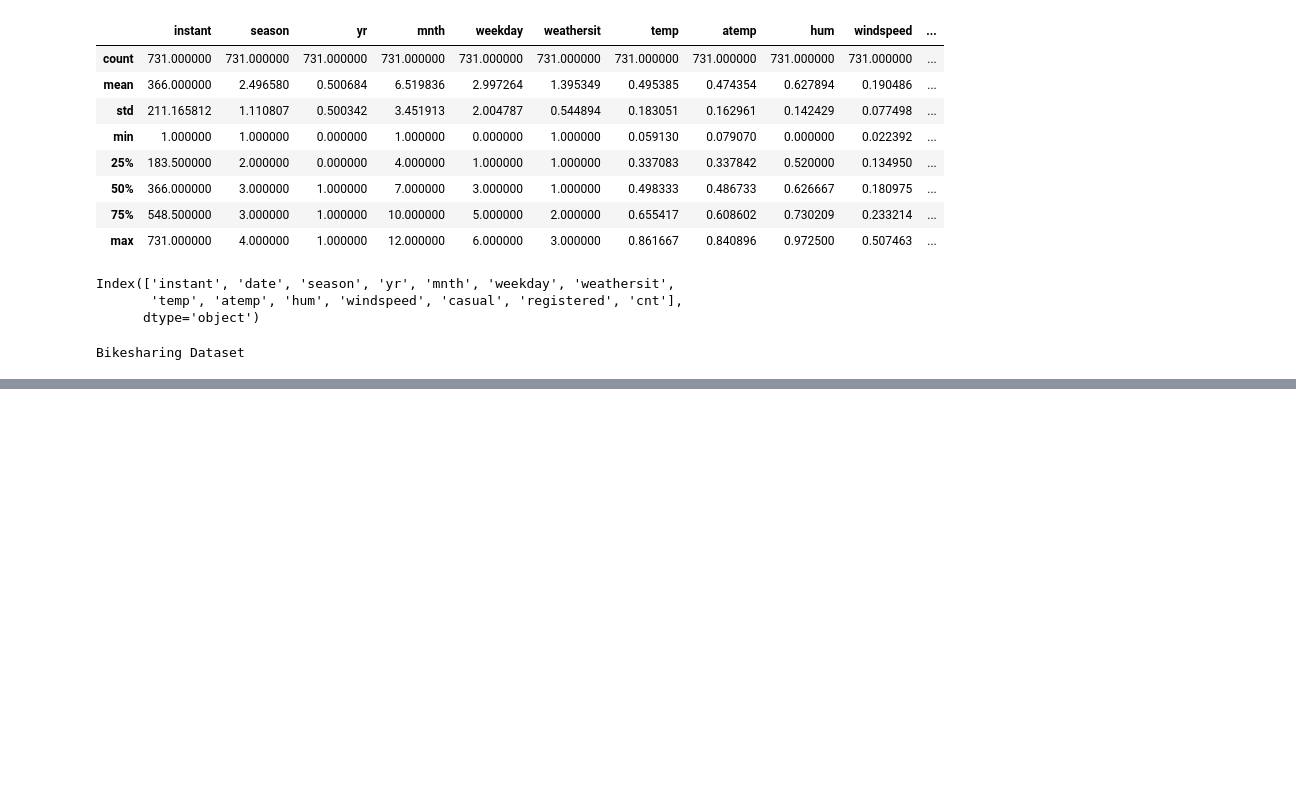
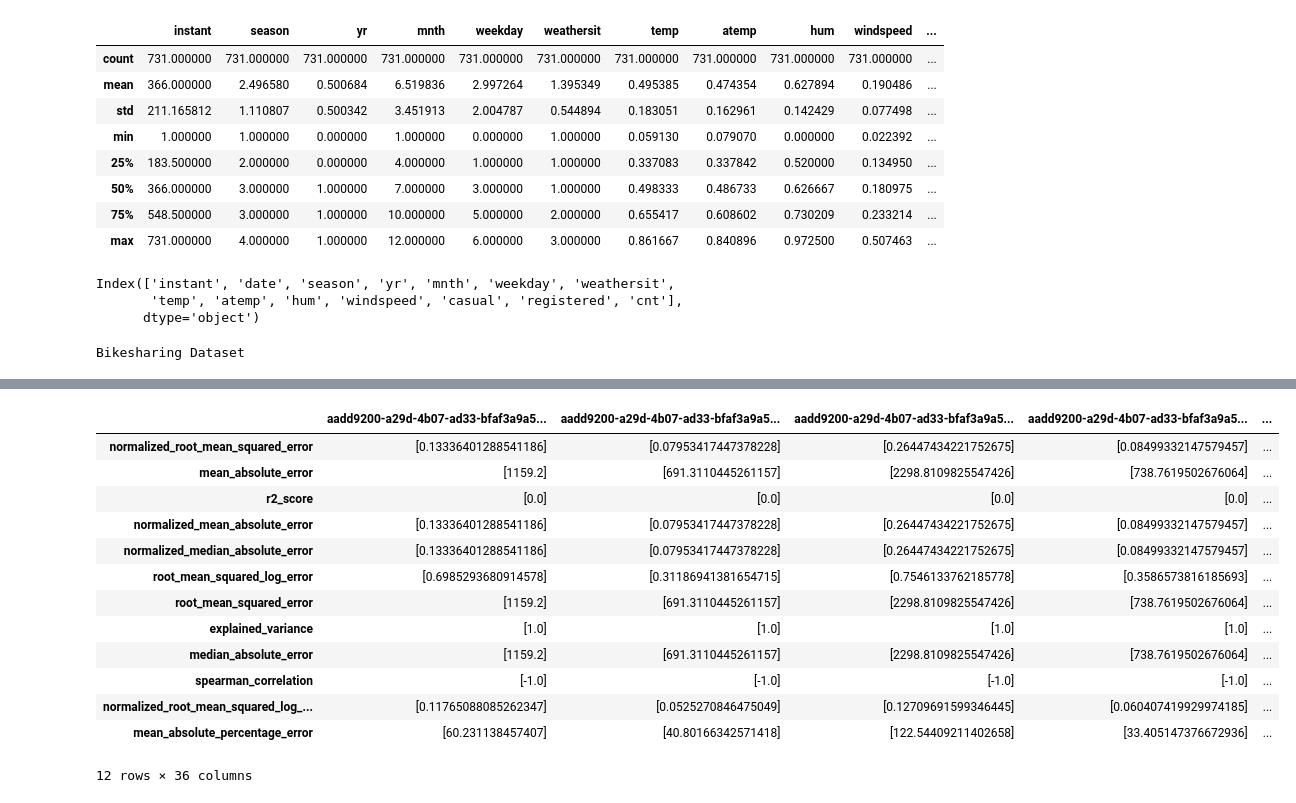
Before and after one commit to dntrply/udacity-pipeline, a Jupyter notebook: my-pipeline.ipynb, the cells around one changed output, grey strips where cells are left out. Saved outputs shown, nothing was run; the diff lists cells and outputs as text; code cells hidden in the pictures; blank space fills up the shorter version.

```diff
--- a/my-pipeline.ipynb
+++ b/my-pipeline.ipynb
@@ -215,0 +248,3 @@ RunDetails(pipeline_run).show()
+# %%
+# Retievemetrics
+metrics_output = pipeline_run.get_pipeline_output('metrics_output')
@@ -215,0 +258,5 @@ RunDetails(pipeline_run).show()
+# %%
+with open(metrics_output._path_on_datastore) as f:
+    metrics_output_result=f.read()
+# %%
+deserialized_metrics_output = json.loads(metrics_output_result)
@@ -215,0 +265,19 @@ RunDetails(pipeline_run).show()
+# %%
+df = pd.DataFrame(deserialized_metrics_output)
+# %%
+df
+# %% [output]
+|  | aadd9200-a29d-4b07-ad33-bfaf3a9a5... | aadd9200-a29d-4b07-ad33-bfaf3a9a5... | aadd9200-a29d-4b07-ad33-bfaf3a9a5... | aadd9200-a29d-4b07-ad33-bfaf3a9a5... | ... |
+| normalized_root_mean_squared_error | [0.13336401288541186] | [0.07953417447378228] | [0.26447434221752675] | [0.08499332147579457] | ... |
+| mean_absolute_error | [1159.2] | [691.3110445261157] | [2298.8109825547426] | [738.7619502676064] | ... |
+| r2_score | [0.0] | [0.0] | [0.0] | [0.0] | ... |
+| normalized_mean_absolute_error | [0.13336401288541186] | [0.07953417447378228] | [0.26447434221752675] | [0.08499332147579457] | ... |
+| normalized_median_absolute_error | [0.13336401288541186] | [0.07953417447378228] | [0.26447434221752675] | [0.08499332147579457] | ... |
+| root_mean_squared_log_error | [0.6985293680914578] | [0.31186941381654715] | [0.7546133762185778] | [0.3586573816185693] | ... |
+| root_mean_squared_error | [1159.2] | [691.3110445261157] | [2298.8109825547426] | [738.7619502676064] | ... |
+| explained_variance | [1.0] | [1.0] | [1.0] | [1.0] | ... |
+| median_absolute_error | [1159.2] | [691.3110445261157] | [2298.8109825547426] | [738.7619502676064] | ... |
+| spearman_correlation | [-1.0] | [-1.0] | [-1.0] | [-1.0] | ... |
+| normalized_root_mean_squared_log_... | [0.11765088085262347] | [0.0525270846475049] | [0.12709691599346445] | [0.060407419929974185] | ... |
+| mean_absolute_percentage_error | [60.231138457407] | [40.80166342571418] | [122.54409211402658] | [33.405147376672936] | ... |
+12 rows × 36 columns
```
Also changed, not shown: parts of 16 cells of this notebook.
